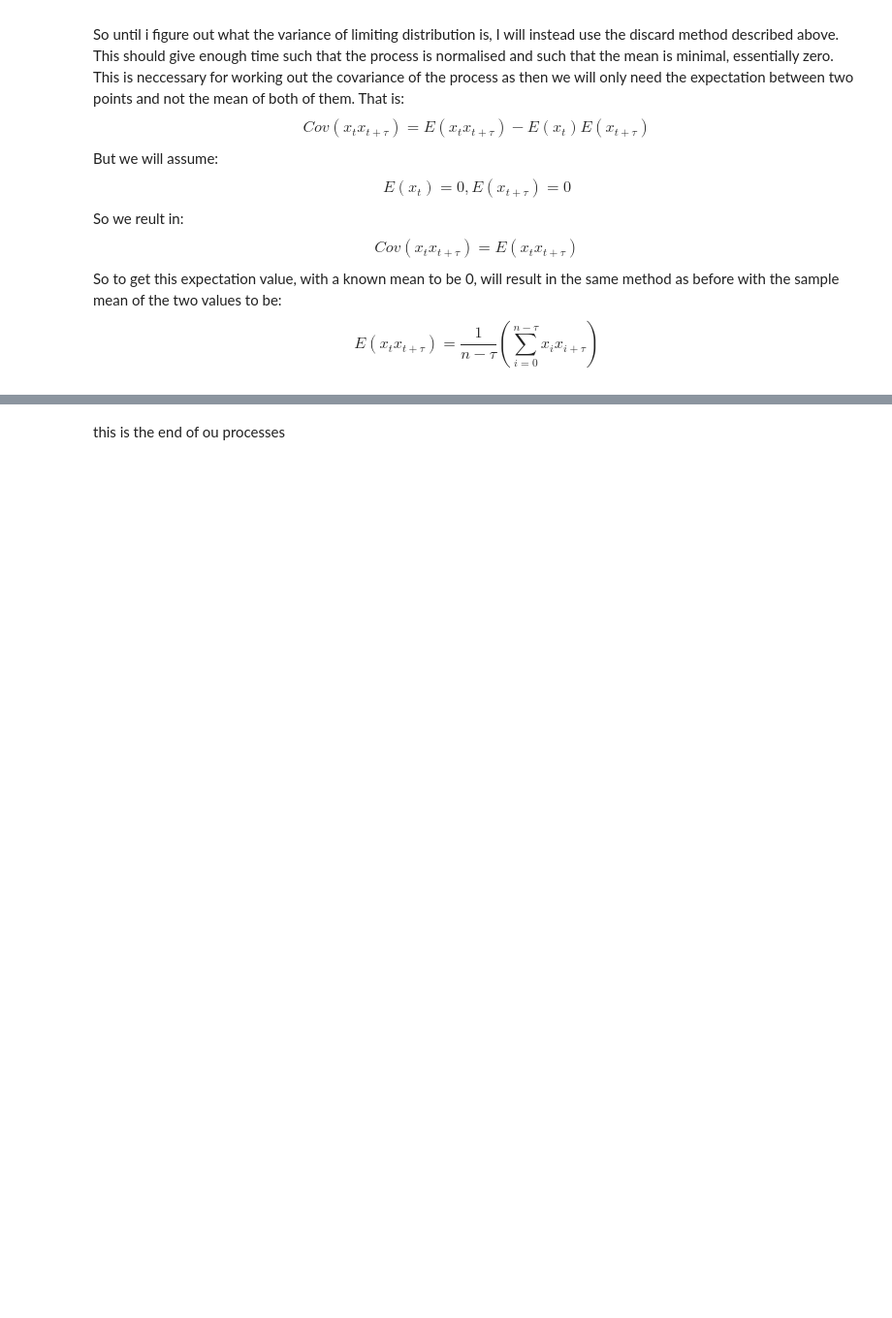
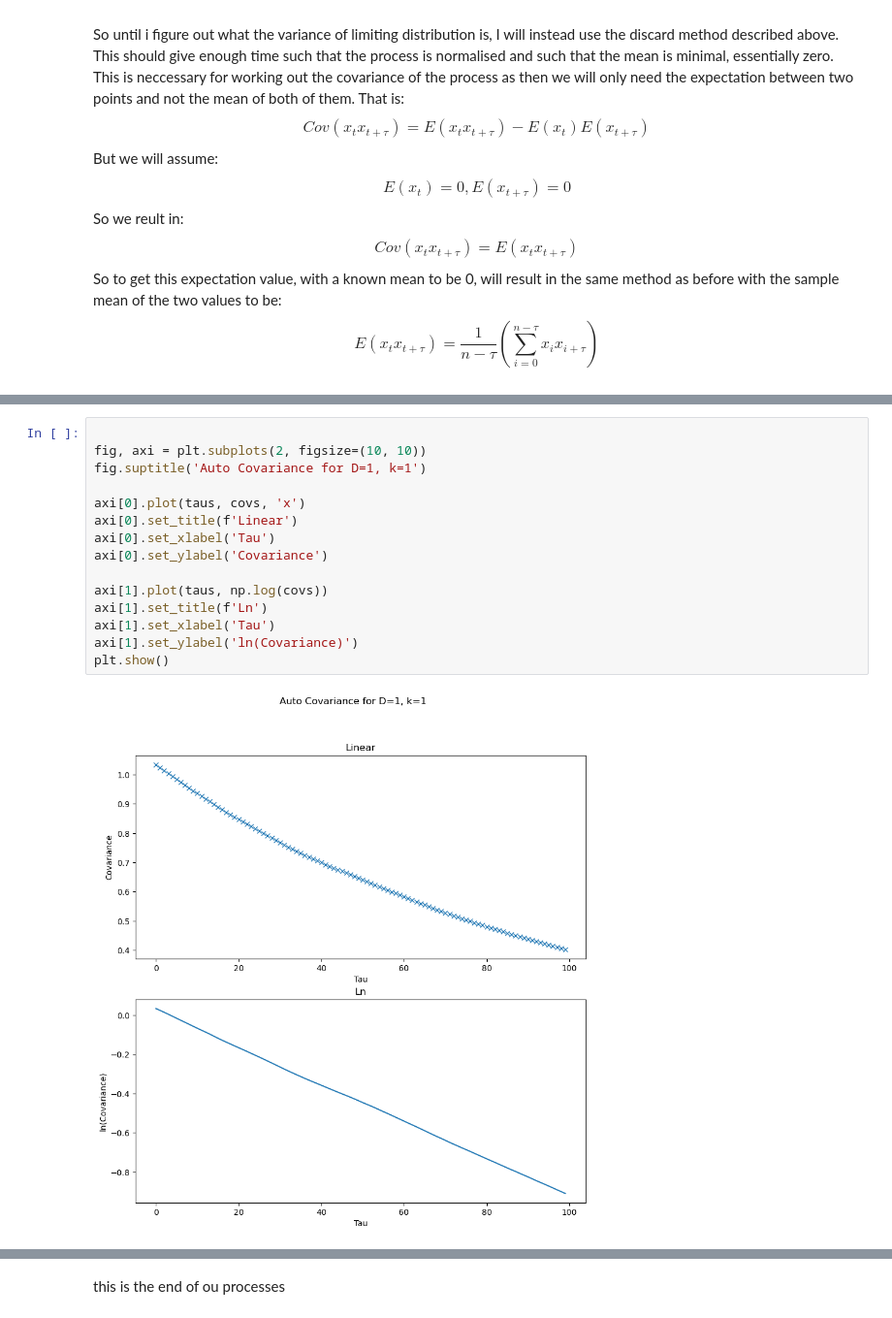
Before and after one commit to db14401/M4R, a Jupyter notebook: SDE_numerical_solution.ipynb, the cells around one changed output, grey strips where cells are left out. Shown at 97% size. Drawn from its saved outputs; the diff is of its cells as text; blank space fills up the shorter version.

```diff
--- a/SDE_numerical_solution.ipynb
+++ b/SDE_numerical_solution.ipynb
@@ -684,0 +605,17 @@ So now I have created a method of plotting the Auto Covariance sequence I can no
+# %%
+
+fig, axi = plt.subplots(2, figsize=(10, 10))
+fig.suptitle('Auto Covariance for D=1, k=1')
+
+axi[0].plot(taus, covs, 'x')
+axi[0].set_title(f'Linear')
+axi[0].set_xlabel('Tau')
+axi[0].set_ylabel('Covariance')
+
+axi[1].plot(taus, np.log(covs))
+axi[1].set_title(f'Ln')
+axi[1].set_xlabel('Tau')
+axi[1].set_ylabel('ln(Covariance)')
+plt.show()
+# %% [output]
+[figure, added]
```
Also changed, not shown: parts of 58 cells of this notebook.
